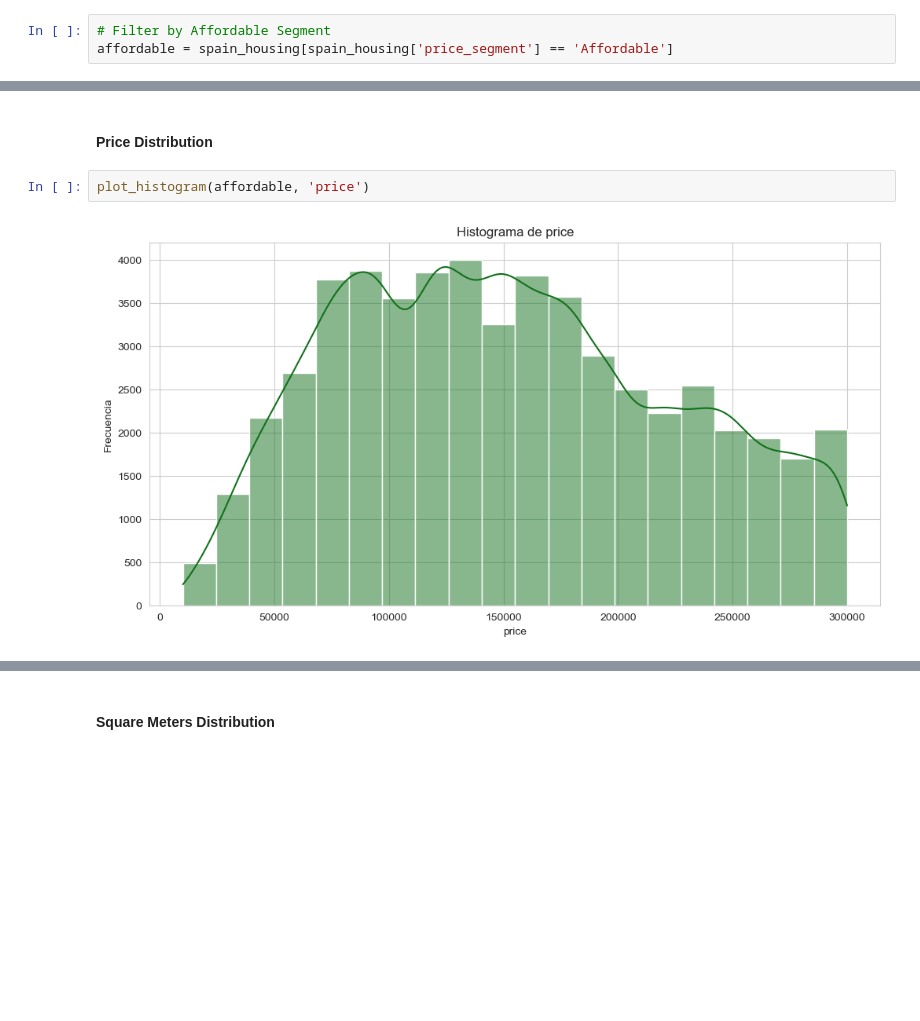
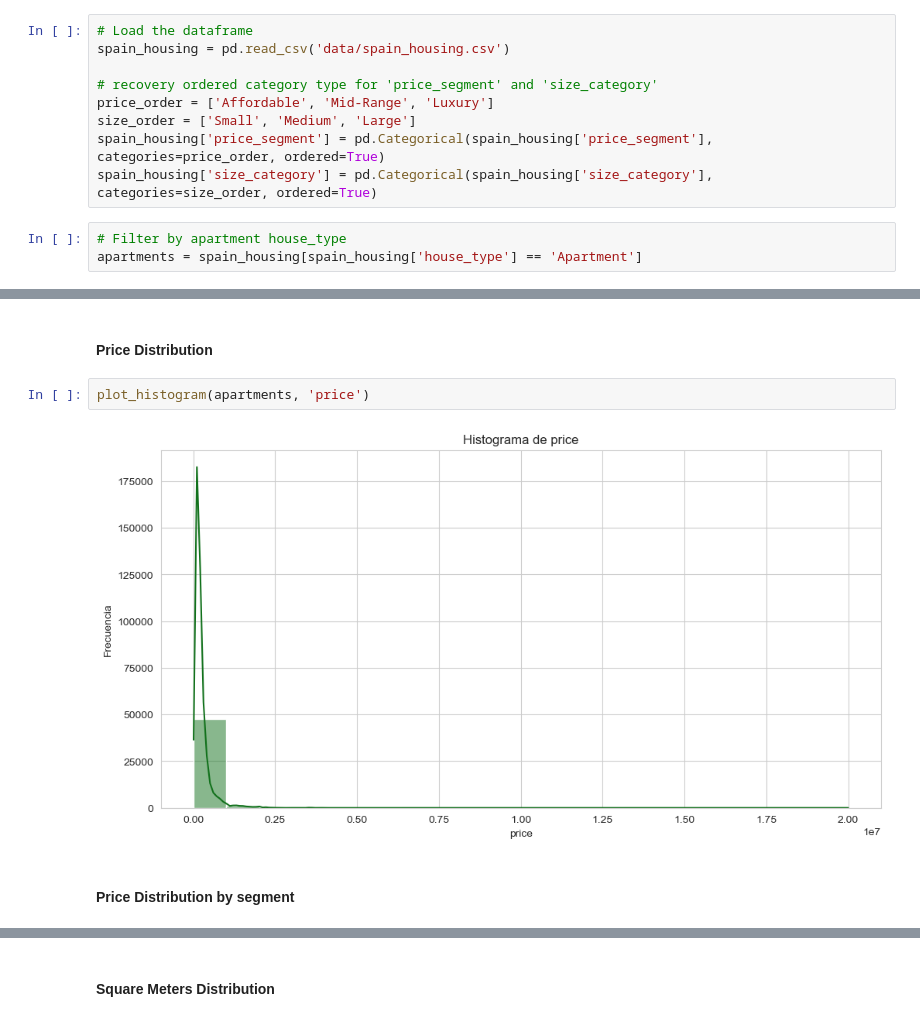
Before and after one commit to fer78/Data-Analytics-Final-Portfolio-Project, a Jupyter notebook: Data-Analytics-Final-Portfolio-Project.ipynb, the cells around one changed output, grey strips where cells are left out. Drawn from its saved outputs; the diff is of its cells as text; blank space fills up the shorter version.

```diff
--- a/Data-Analytics-Final-Portfolio-Project.ipynb
+++ b/Data-Analytics-Final-Portfolio-Project.ipynb
@@ -1329,3 +1339,12 @@ spain_housing = pd.read_csv('data/spain_housing.csv')
+# %%
+# Load the dataframe
+spain_housing = pd.read_csv('data/spain_housing.csv')
+
+# recovery ordered category type for 'price_segment' and 'size_category'
+price_order = ['Affordable', 'Mid-Range', 'Luxury']
+size_order = ['Small', 'Medium', 'Large']
+spain_housing['price_segment'] = pd.Categorical(spain_housing['price_segment'], categories=price_order, ordered=True)
+spain_housing['size_category'] = pd.Categorical(spain_housing['size_category'], categories=size_order, ordered=True)
 # %%
-# Filter by Affordable Segment
-affordable = spain_housing[spain_housing['price_segment'] == 'Affordable']
+# Filter by apartment house_type
+apartments = spain_housing[spain_housing['house_type'] == 'Apartment']
@@ -1434,6 +1427,8 @@ categorical_features_view(affordable)
 # %% [markdown]
 #### Price Distribution
 # %%
-plot_histogram(affordable, 'price')
+plot_histogram(apartments, 'price')
 # %% [output]
-[figure, old version]
+[figure, new version]
+# %% [markdown]
+#### Price Distribution by segment
```
Also changed, not shown: parts of 38 cells of this notebook, 2 other files.
